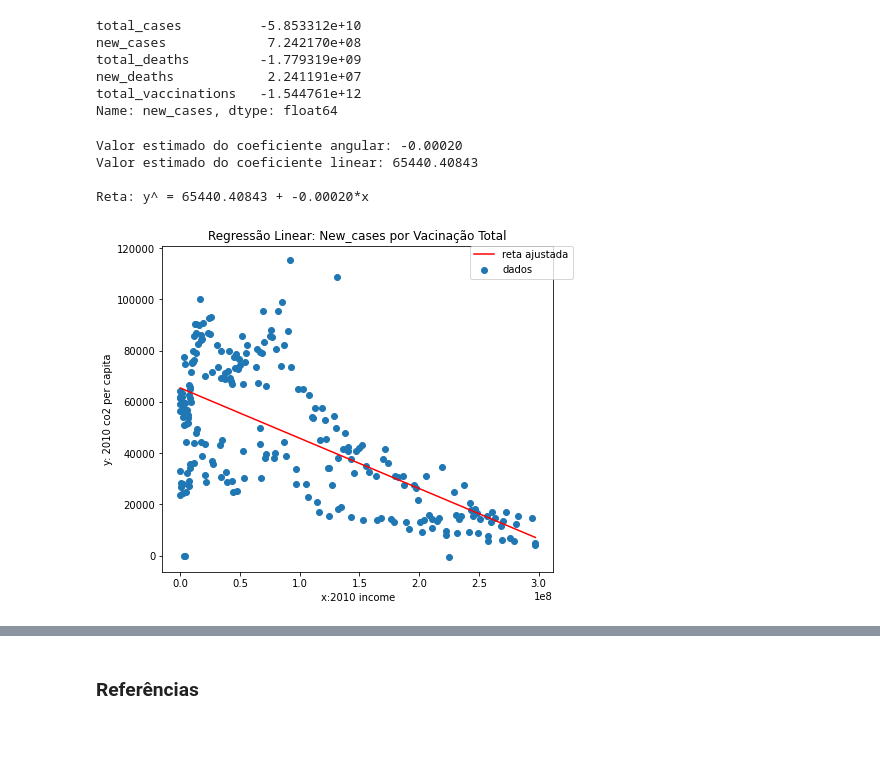
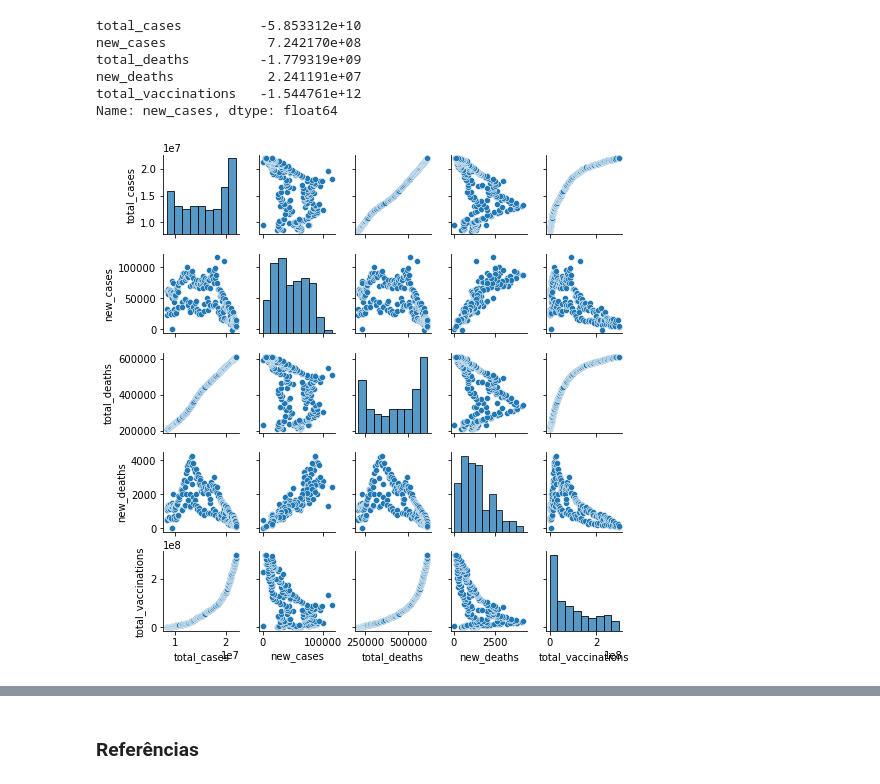
Before and after one commit to marlonsp/Projeto2-CiDados, a Jupyter notebook: Projeto2-CDados.ipynb, the cells around one changed output, grey strips where cells are left out. Saved outputs shown, nothing was run; the diff lists cells and outputs as text; code cells hidden in the pictures; blank space fills up the shorter version.

Commit message:
Regressão Múltipla

```diff
--- a/Projeto2-CDados.ipynb
+++ b/Projeto2-CDados.ipynb
@@ -169,38 +171,3 @@ total_deaths         -1.779319e+09
 new_deaths            2.241191e+07
 total_vaccinations   -1.544761e+12
 Name: new_cases, dtype: float64
-# %%
-x_dados = df["total_vaccinations"]
-y_dados = df["new_cases"]
-
-Cov_XY = x_dados.cov(y_dados)
-Var_XY = x_dados.var()
-
-b1 = Cov_XY / Var_XY
-
-ybarra = y_dados.mean()
-xbarra = x_dados.mean()
-b0 = ybarra - b1 * xbarra
-
-print(f"Valor estimado do coeficiente angular: {b1:.5f}")
-print(f"Valor estimado do coeficiente linear: {b0:.5f}")
-print(f"\nReta: y^ = {b0:.5f} + {b1:.5f}*x")
-# %% [output]
-Valor estimado do coeficiente angular: -0.00020
-Valor estimado do coeficiente linear: 65440.40843
-
-Reta: y^ = 65440.40843 + -0.00020*x
-# %%
-x_vec = np.linspace(x_dados.min(),x_dados.max(),500)
-y_vec = b0 + b1*x_vec
-
-plt.figure(figsize=(7,6))
-plt.plot(x_vec, y_vec, color='r')
-plt.scatter(x_dados,y_dados)
-plt.title('Regressão Linear: New_cases por Vacinação Total')
-plt.xlabel('x:2010 income')
-plt.ylabel('y: 2010 co2 per capita')
-plt.legend(('reta ajustada','dados'), bbox_to_anchor=(1.05,1),borderaxespad=0)
-plt.show()
-# %% [output]
-[figure, removed]
@@ -206,0 +183,4 @@ plt.show()
+# %%
+sns.pairplot(df, height=1.5);
+# %% [output]
+[figure, added]
```
Also changed, not shown: parts of 11 cells of this notebook.
